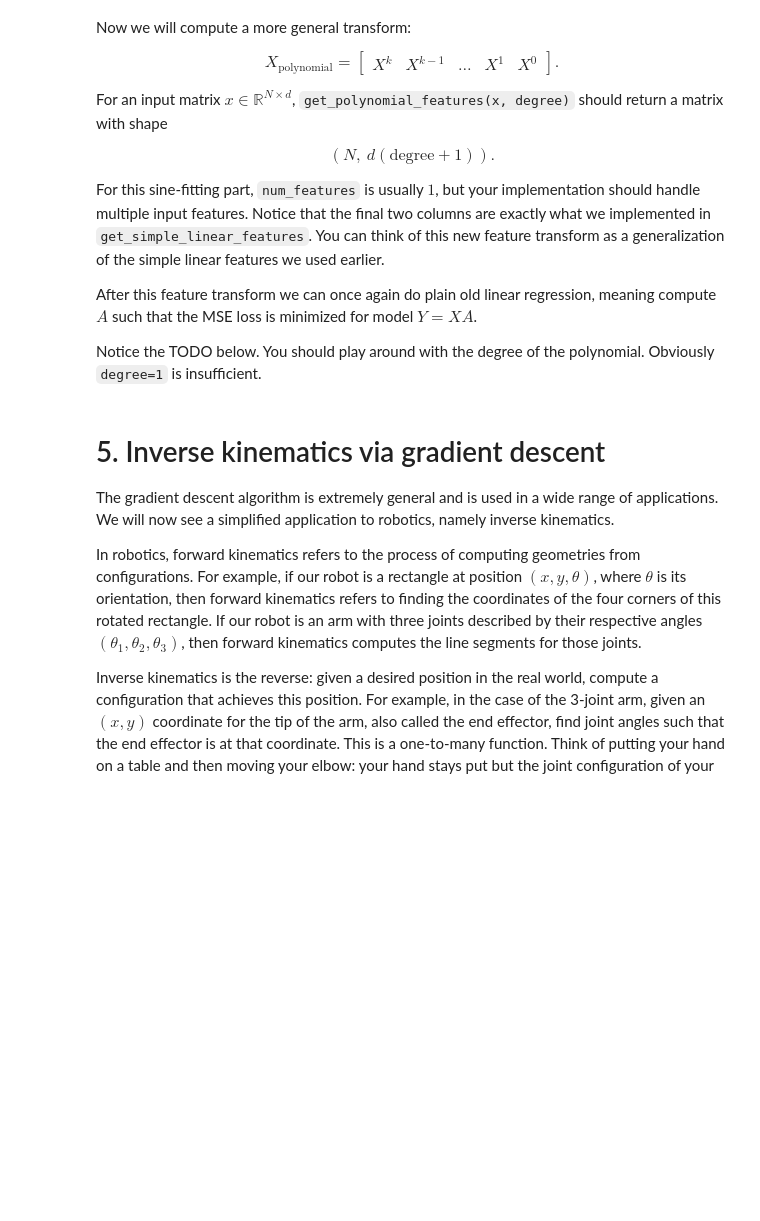
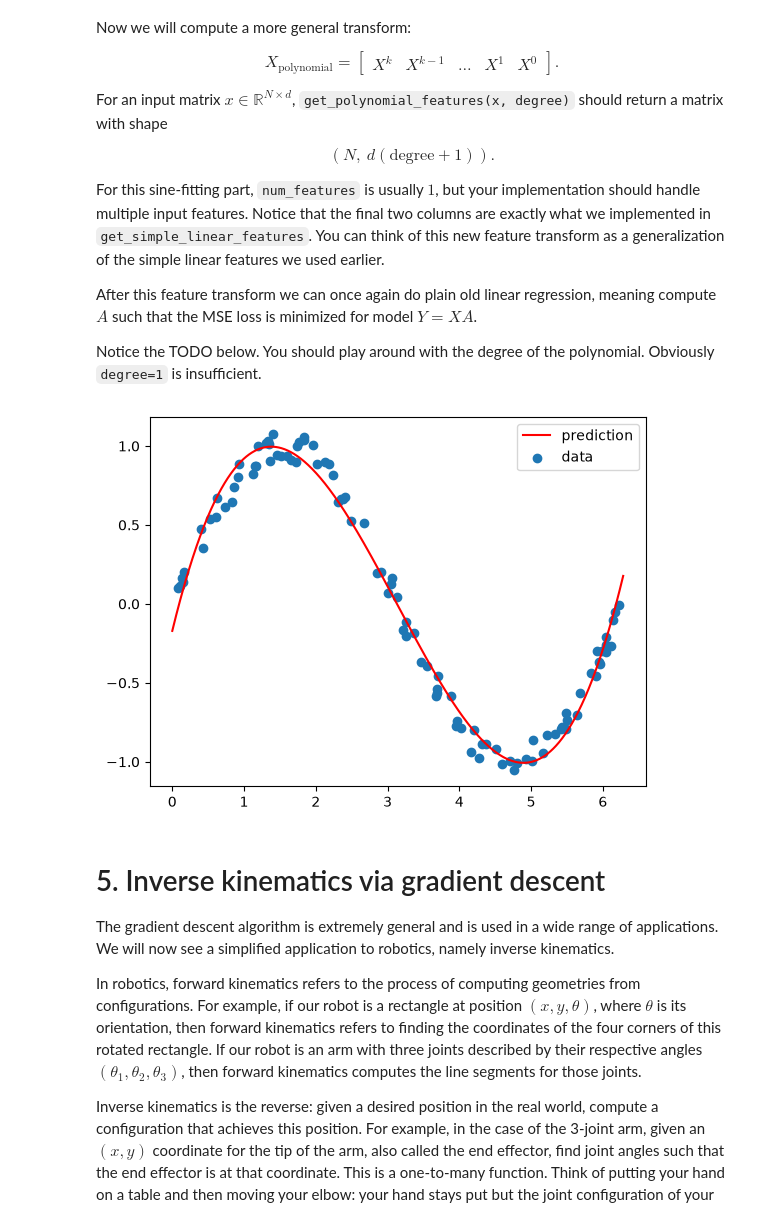
Before and after one commit to davidgraymi/CS440-MP4, a Jupyter notebook: mp4.ipynb, the cells around one changed output. Saved outputs shown, nothing was run; the diff lists cells and outputs as text; code cells hidden in the pictures; blank space fills up the shorter version.

```diff
--- a/mp4.ipynb
+++ b/mp4.ipynb
@@ -437,21 +437,23 @@ Notice the TODO below. You should play around with the degree of the polynomial.
 # %%
 # TODO: fill in the get_polynomial_features function
 from mp4 import get_polynomial_features
 
 # TODO: you should change the degree to see how the model fits the data
-degree = 1
+degree = 3
 X = get_polynomial_features(x, degree=degree)
 # NOTE: we're using analytical linear regression here,
 # but you can substitute in gradient descent or stochastic gradient descent
 A_sine = analytical_linear_regression(X, y)
 
 # plot
 x_plot = np.linspace(x_range[0], x_range[1], 1000).reshape(-1, 1)
 y_hat = linear_prediction(x_plot, A_sine, lambda x: get_polynomial_features(x, degree=degree))
 plt.plot(x_plot, y_hat, color='red', label="prediction")
 plt.scatter(x, y, label='data')
 plt.legend()
 plt.show()
+# %% [output]
+[figure, added]
 # %%
 # do not move on until these tests pass (they should print nothing if they pass)
 tests.test_get_polynomial_features(num_data=10, num_features=1, degree=3)
```
Also changed, not shown: parts of 7 cells of this notebook, 1 other file.
